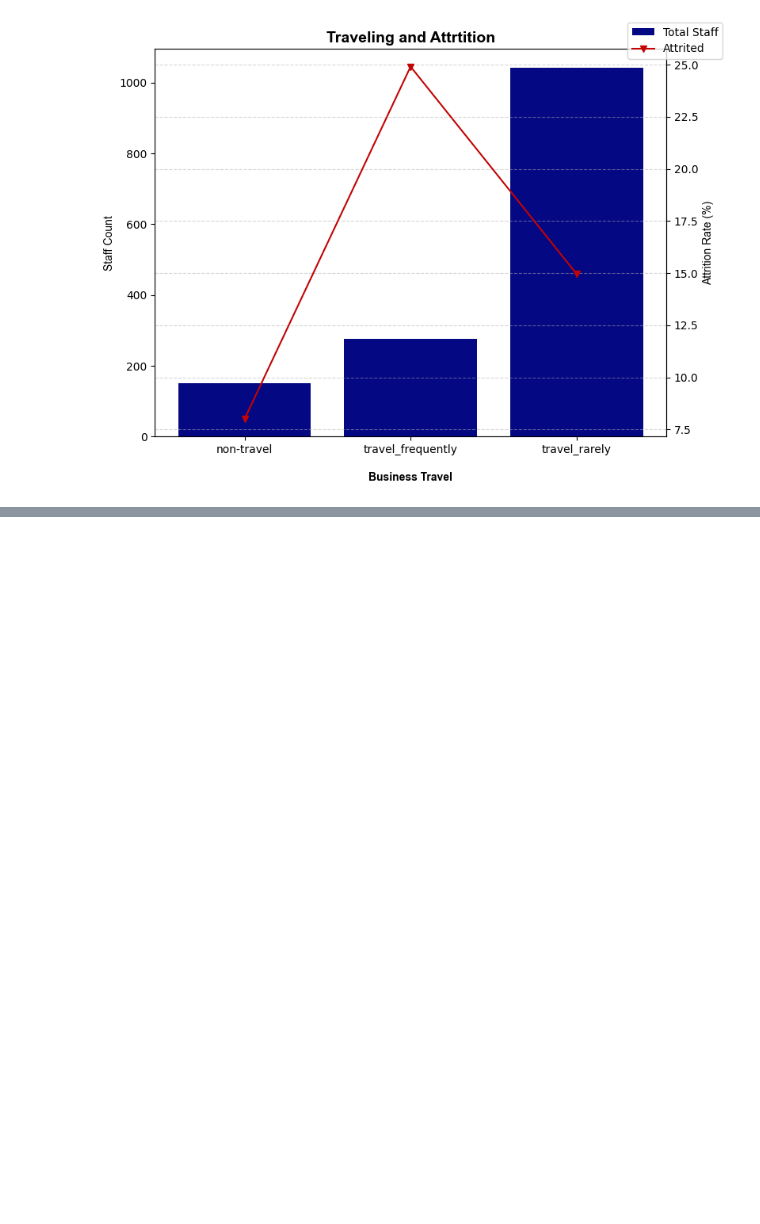
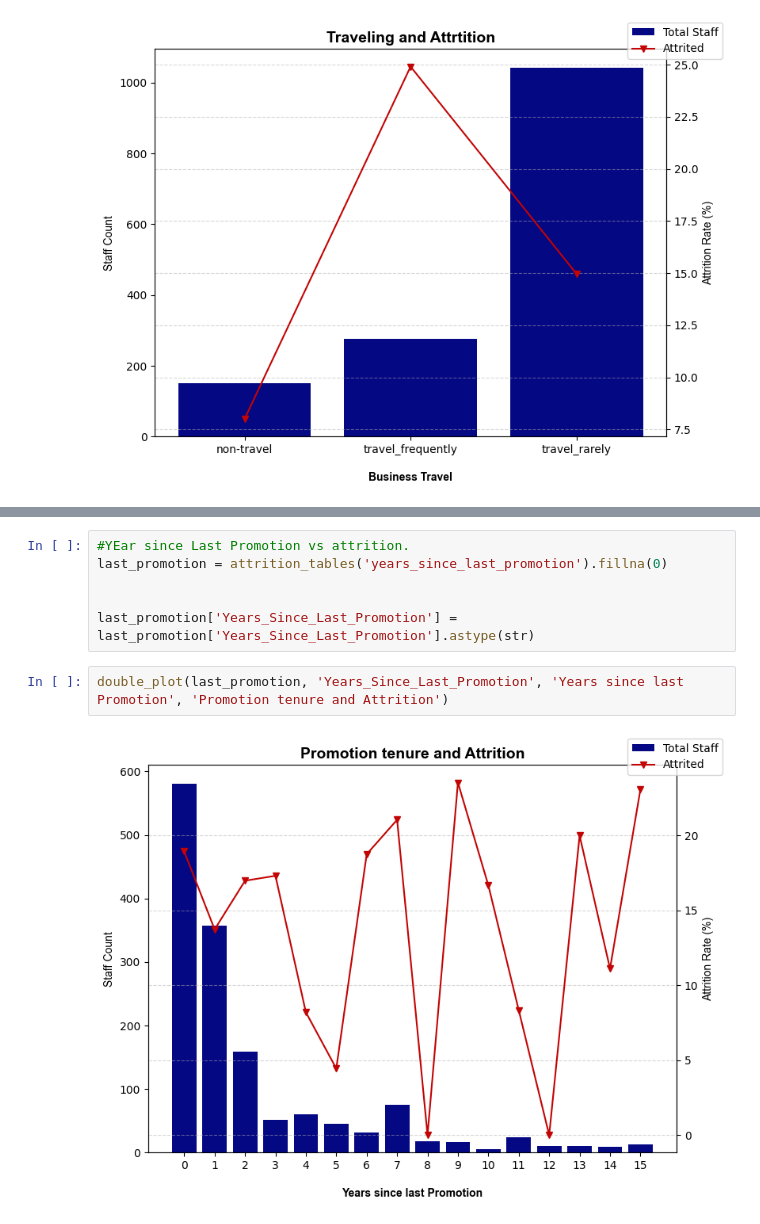
Before and after one commit to iamdrmeka/HR_Attrition_Analysis, a Jupyter notebook: hr_attrition.ipynb, the cells around one changed output, grey strips where cells are left out. Saved outputs shown, nothing was run; the diff lists cells and outputs as text; blank space fills up the shorter version.

```diff
--- a/hr_attrition.ipynb
+++ b/hr_attrition.ipynb
@@ -714,0 +783,10 @@ double_plot(business_travel, 'Business_Travel', 'Business Travel', 'Traveling an
+# %%
+#YEar since Last Promotion vs attrition.
+last_promotion = attrition_tables('years_since_last_promotion').fillna(0)
+
+
+last_promotion['Years_Since_Last_Promotion'] = last_promotion['Years_Since_Last_Promotion'].astype(str)
+# %%
+double_plot(last_promotion, 'Years_Since_Last_Promotion', 'Years since last Promotion', 'Promotion tenure and Attrition')
+# %% [output]
+[figure, added]
```
Also changed, not shown: parts of 23 cells of this notebook, 1 other file.
